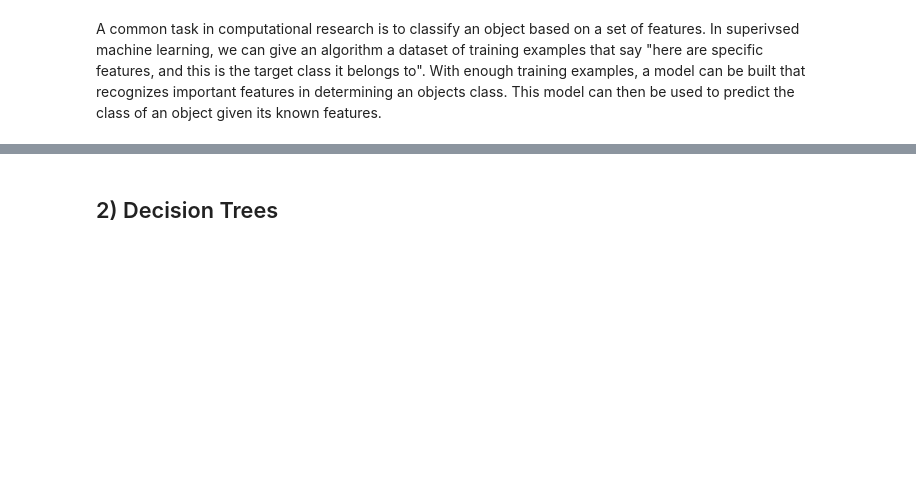
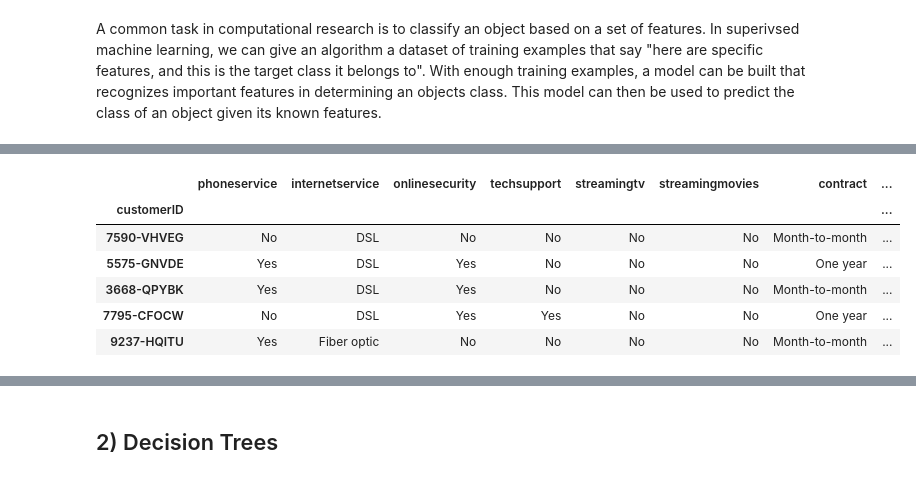
Before and after one commit to dlab-berkeley/Python-Machine-Learning, a Jupyter notebook: 1_classification.ipynb, the cells around one changed output, grey strips where cells are left out. Drawn from its saved outputs; the diff is of its cells as text; code cells hidden in the pictures; blank space fills up the shorter version.

```diff
--- a/1_classification.ipynb
+++ b/1_classification.ipynb
@@ -98,0 +66,11 @@ That's much better, they are all equal now!
+# %%
+churn = pd.read_csv("telco_churn.csv", index_col=[0])
+churn.head()
+# %% [output]
+|  | phoneservice | internetservice | onlinesecurity | techsupport | streamingtv | streamingmovies | contract | ... |
+| customerID |  |  |  |  |  |  |  | ... |
+| 7590-VHVEG | No | DSL | No | No | No | No | Month-to-month | ... |
+| 5575-GNVDE | Yes | DSL | Yes | No | No | No | One year | ... |
+| 3668-QPYBK | Yes | DSL | Yes | No | No | No | Month-to-month | ... |
+| 7795-CFOCW | No | DSL | Yes | Yes | No | No | One year | ... |
+| 9237-HQITU | Yes | Fiber optic | No | No | No | No | Month-to-month | ... |
```
Also changed, not shown: parts of 179 cells of this notebook, 1 other file.
